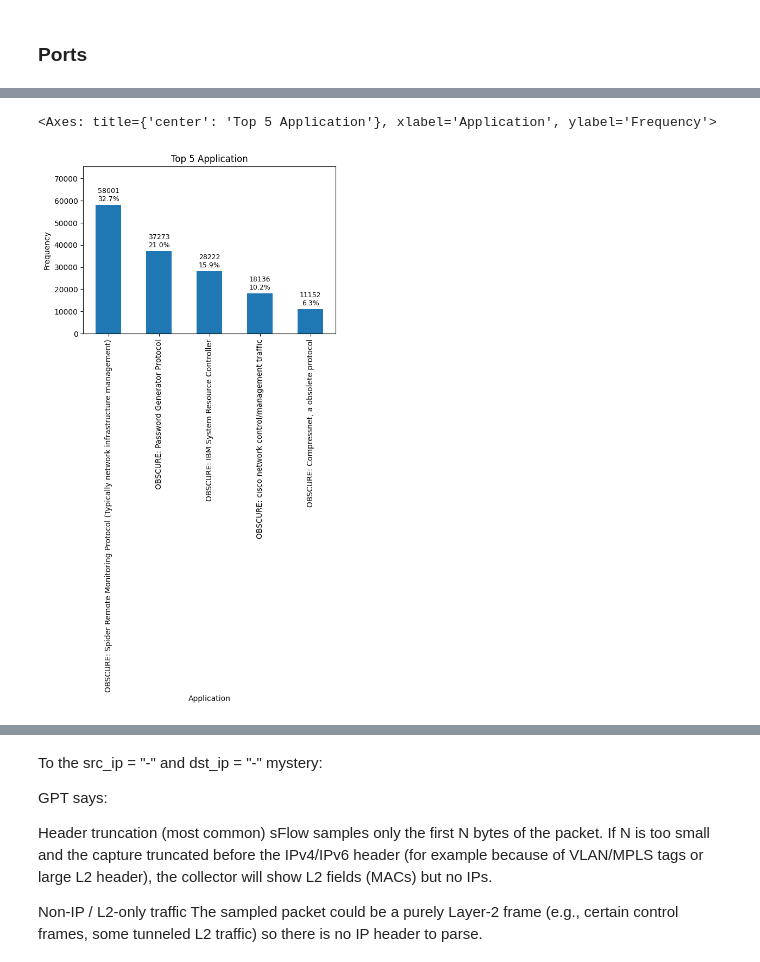
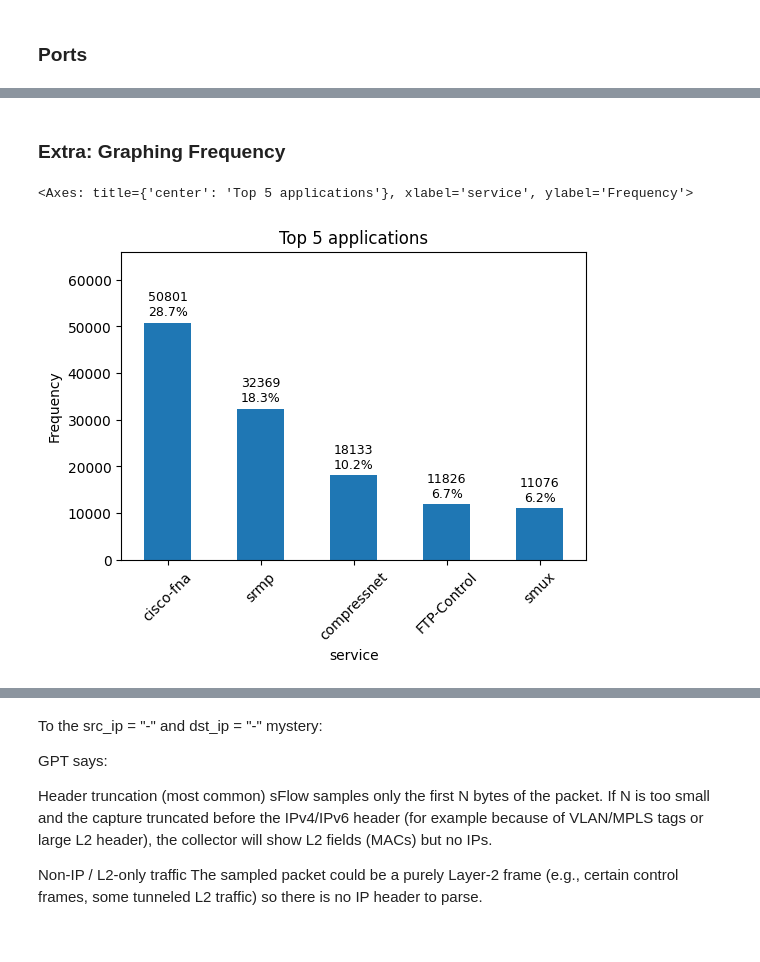
Before and after one commit to KyeYongChoo/SC2008-Computer-Networks-Lab-4, a Jupyter notebook: SCSA_ChooKyeYong.ipynb, the cells around one changed output, grey strips where cells are left out. Cells and saved outputs as stored; diff of their text form; code cells hidden in the pictures; blank space fills up the shorter version.

```diff
--- a/SCSA_ChooKyeYong.ipynb
+++ b/SCSA_ChooKyeYong.ipynb
@@ -36,5 +13,5 @@ Docker/Kubernetes node agents
 # %%
-col_names = ["Flow", "Agent IP", "src Port", "dst Port", "src_MAC", "dst_MAC", "ethernet_type", "dst vlan", "src vlan", "src_ip", "dst_ip", "tcp6 udp17", "ip_type_of_service", "ip_time_to_live", "src port transport level", "dst port transport level", "tcp flags", "packet size", "ip size", "sampling rate"]
+col_names = ["flow", "agent_ip", "src_port", "dst_port", "src_mac", "dst_mac", "ethernet_type", "dst_vlan", "src_vlan", "src_ip", "dst_ip", "tcp6_udp17", "ip_type_of_service", "ip_time_to_live", "src_port_transport_level", "dst_port_transport_level", "tcp_flags", "packet_size", "ip_size", "sampling_rate"]
 df_data_2 = pd.read_csv("./Data/Data_2.csv", names = col_names, dtype= str)
 df_test_SFlow = pd.read_csv("./Data/test_SFLow_data.csv", names = col_names, dtype= str)
 # %%
@@ -350,9 +317,6 @@ application_freq.loc[:,"application"] = application_freq.apply(infer_application
 # %%
-application_freq = df_data_2.apply(infer_application, axis=1).value_counts().reset_index()
-df_data_2["dst Port"] = pd.to_numeric(df_data_2["dst Port"], errors="raise")
-print("Port numbers")
-port_number_df = df_data_2["dst Port"].value_counts().reset_index()
-display(port_number_df)
-print("Applications")
-display(application_freq)
+port_number_df = df_data_2["dst_port"].value_counts().reset_index()
+port_number_df.index += 1
+port_number_df["service"] = pd.to_numeric(port_number_df["dst_port"], errors="raise").map(PORT_APP_MAP).fillna("other")
+display(port_number_df.head())
 # %% [output]
@@ -440,8 +329,7 @@ def draw_1_var_bar_chart(field_name, df, top_n: int = 5, ax=None, rot = 45):
+# %% [markdown]
+### Extra: Graphing Frequency
 # %%
-application_df = df_data_2.apply(infer_application, axis=1).reset_index()
-application_df.columns = ["index", "Application"]
-# if i try rotating here the alignment goes haywire
-draw_1_var_bar_chart("Application", df=application_df, top_n=5, rot = 90)
+draw_1_var_bar_chart("service", df=port_number_df, title = "Top 5 applications", aggregated= True, count_col= "count")
 # %% [output]
-<Axes: title={'center': 'Top 5 Application'}, xlabel='Application', ylabel='Frequency'>
+<Axes: title={'center': 'Top 5 applications'}, xlabel='service', ylabel='Frequency'>
-[figure, old version]
+[figure, new version]
```
Also changed, not shown: parts of 52 cells of this notebook, 3 other files.
